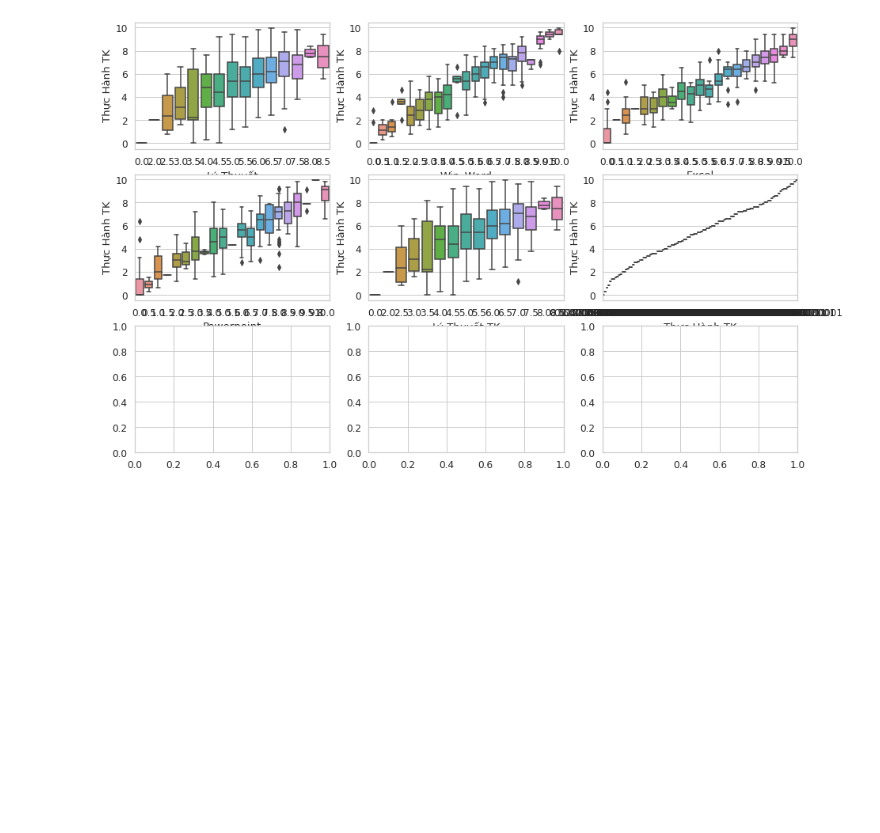
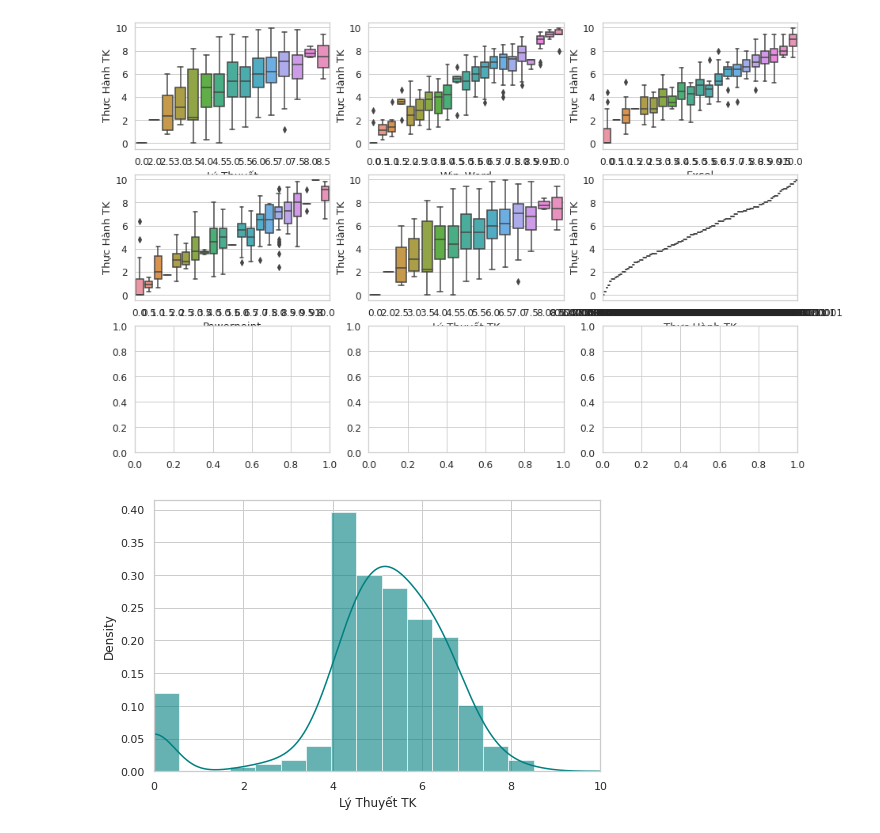
Before and after one commit to ntnfit/bigdata, a Jupyter notebook: homework_T9.ipynb, the cells around one changed output. Drawn from its saved outputs; the diff is of its cells as text; code cells hidden in the pictures; blank space fills up the shorter version.

```diff
--- a/homework_T9.ipynb
+++ b/homework_T9.ipynb
@@ -101,3 +101,23 @@ for var, subplot in zip(scores, ax.flatten()):
     sns.boxplot(x=var, y='Thực Hành TK', data=result, ax=subplot)
 # %% [output]
 [figure]
+# %%
+from sklearn import preprocessing
+import matplotlib.pyplot as plt
+plt.rc("font", size=14)
+import seaborn as sns
+sns.set(style="white") #white background style for seaborn plots
+sns.set(style="whitegrid", color_codes=True)
+
+import warnings
+warnings.simplefilter(action='ignore')
+# %%
+train_df=result
+# %%
+ax = train_df["Lý Thuyết TK"].hist(bins=15, density=True, stacked=True, color='teal', alpha=0.6)
+train_df["Lý Thuyết TK"].plot(kind='density', color='teal')
+ax.set(xlabel='Lý Thuyết TK')
+plt.xlim(0,10)
+plt.show()
+# %% [output]
+[figure, added]
```
Also changed, not shown: parts of 1 cell of this notebook.
